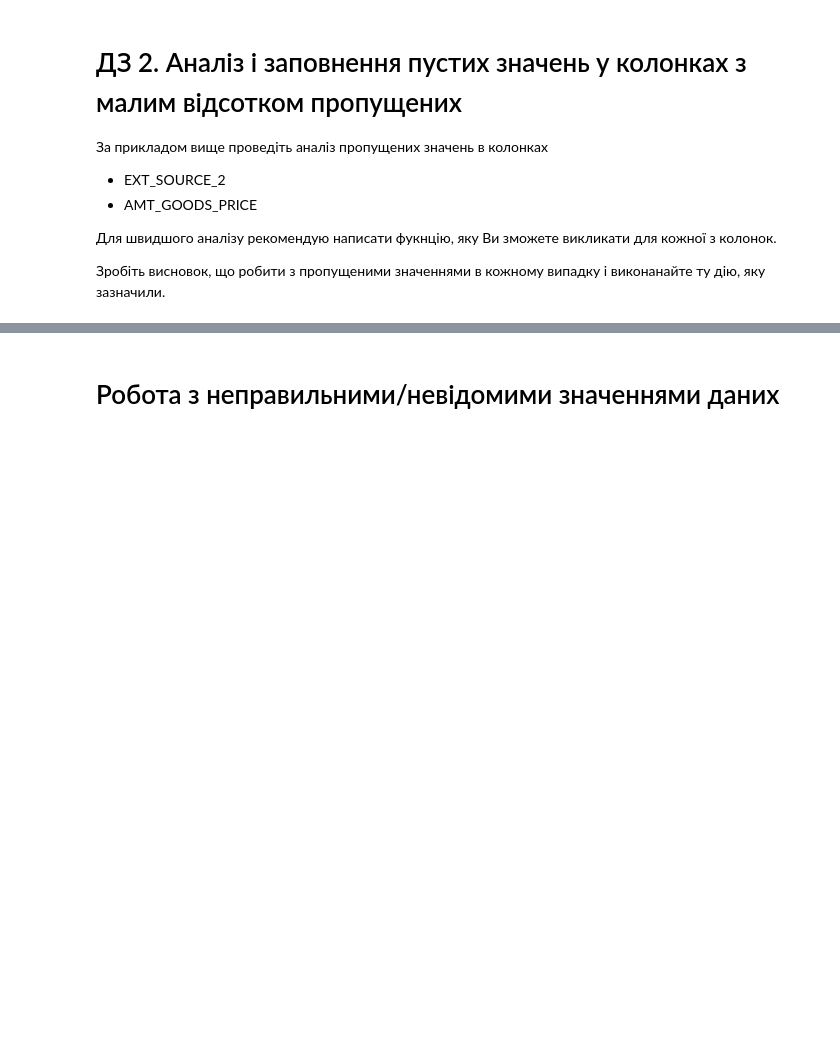
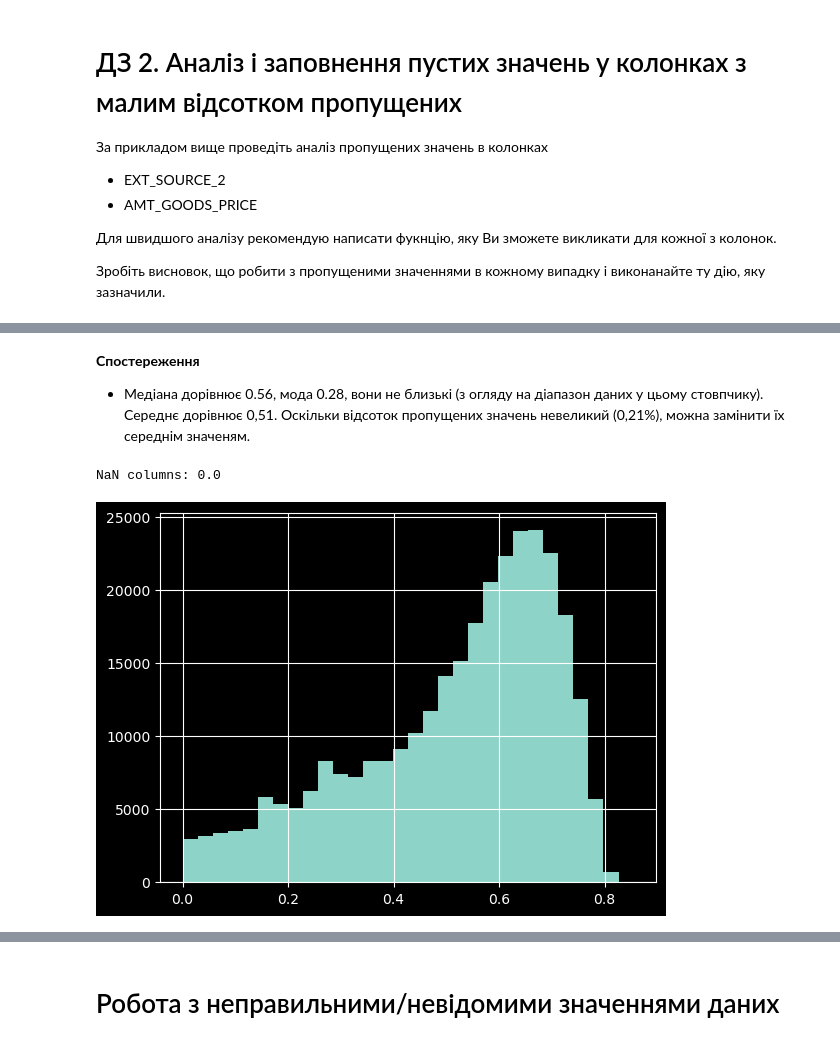
Before and after one commit to maryna-hliebova/machine-learning, a Jupyter notebook: notebooks/eta/HW_1_2_Credit_EDA.ipynb, the cells around one changed output, grey strips where cells are left out. Drawn from its saved outputs; the diff is of its cells as text; code cells hidden in the pictures; blank space fills up the shorter version.

```diff
--- a/notebooks/eta/HW_1_2_Credit_EDA.ipynb
+++ b/notebooks/eta/HW_1_2_Credit_EDA.ipynb
@@ -656,0 +635,11 @@ df['OBS_30_CNT_SOCIAL_CIRCLE'].fillna(df['OBS_30_CNT_SOCIAL_CIRCLE'].median(), i
+# %% [markdown]
+**Спостереження**
+- Медіана дорівнює 0.56, мода 0.28, вони не близькі (з огляду на діапазон даних у цьому стовпчику). Середнє дорівнює 0,51. Оскільки відсоток пропущених значень невеликий (0,21%), можна замінити їх середнім значеням.
+# %%
+df.fillna({'EXT_SOURCE_2': 0.51}, inplace=True)
+print(f'NaN columns: {(df['EXT_SOURCE_2'].isna().mean() * 100).round(2)}')
+df['EXT_SOURCE_2'].hist(bins=30)
+plt.show()
+# %% [output]
+NaN columns: 0.0
+[figure, added]
```
Also changed, not shown: parts of 78 cells of this notebook.
